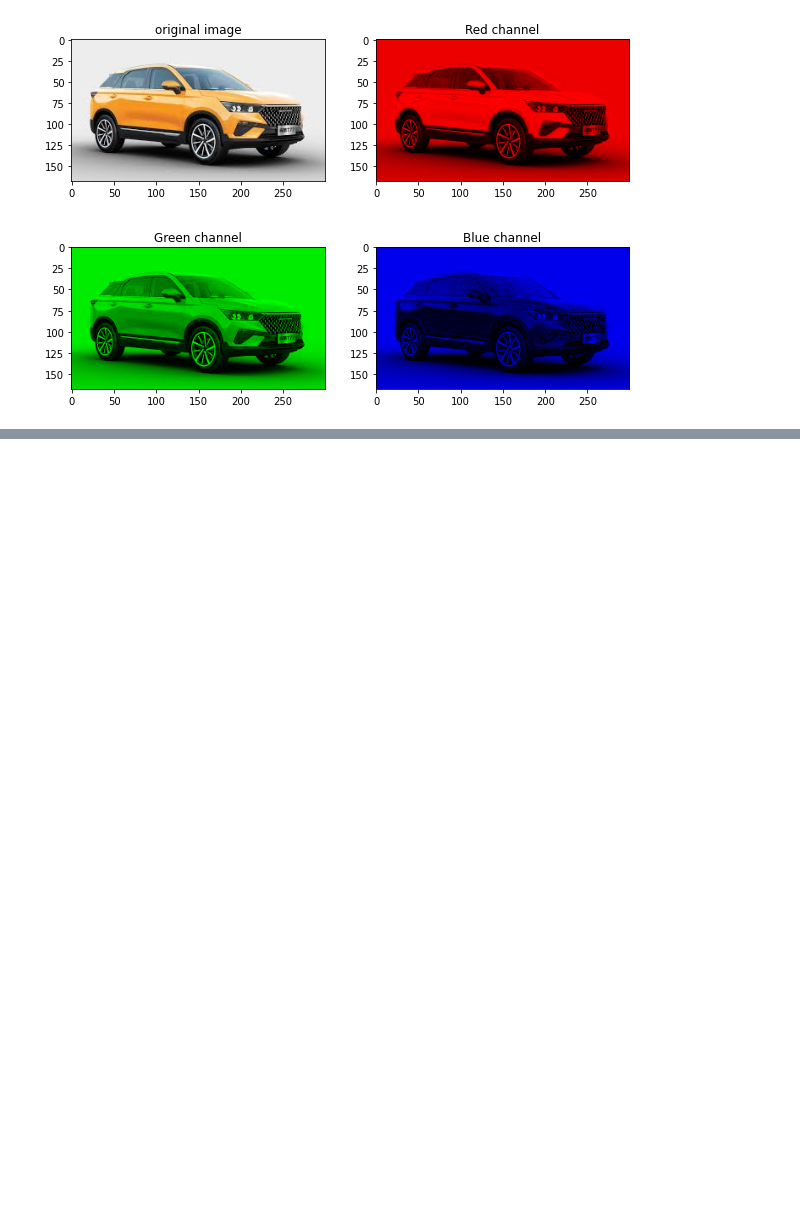
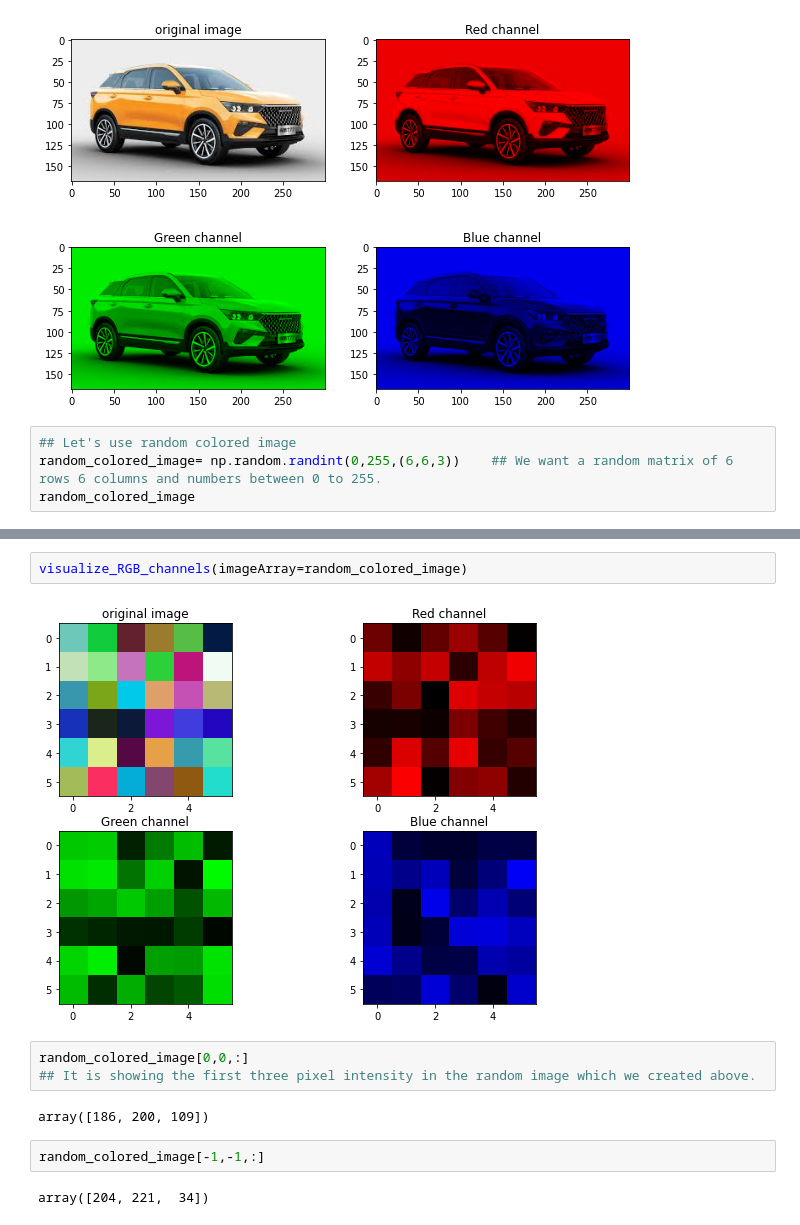
Before and after one commit to iamatul1214/ComputerVision, a Jupyter notebook: Image_Understanding_Computer_Vision_1.ipynb, the cells around one changed output, grey strips where cells are left out. Cells and saved outputs as stored; diff of their text form; blank space fills up the shorter version.

```diff
--- a/Image_Understanding_Computer_Vision_1.ipynb
+++ b/Image_Understanding_Computer_Vision_1.ipynb
@@ -116,3 +116,7 @@ def visualize_RGB_channels(imageArray=None, fig_size=(10,7)):
 visualize_RGB_channels(imageArray=image)
 # %% [output]
 [figure]
+# %%
+## Let's use random colored image
+random_colored_image= np.random.randint(0,255,(6,6,3))    ## We want a random matrix of 6 rows 6 columns and numbers between 0 to 255.
+random_colored_image
@@ -118,0 +141,13 @@ visualize_RGB_channels(imageArray=image)
+# %%
+visualize_RGB_channels(imageArray=random_colored_image)
+# %% [output]
+[figure, added]
+# %%
+random_colored_image[0,0,:]
+## It is showing the first three pixel intensity in the random image which we created above.
+# %% [output]
+array([186, 200, 109])
+# %%
+random_colored_image[-1,-1,:]
+# %% [output]
+array([204, 221,  34])
```
Also changed, not shown: parts of 8 cells of this notebook.
